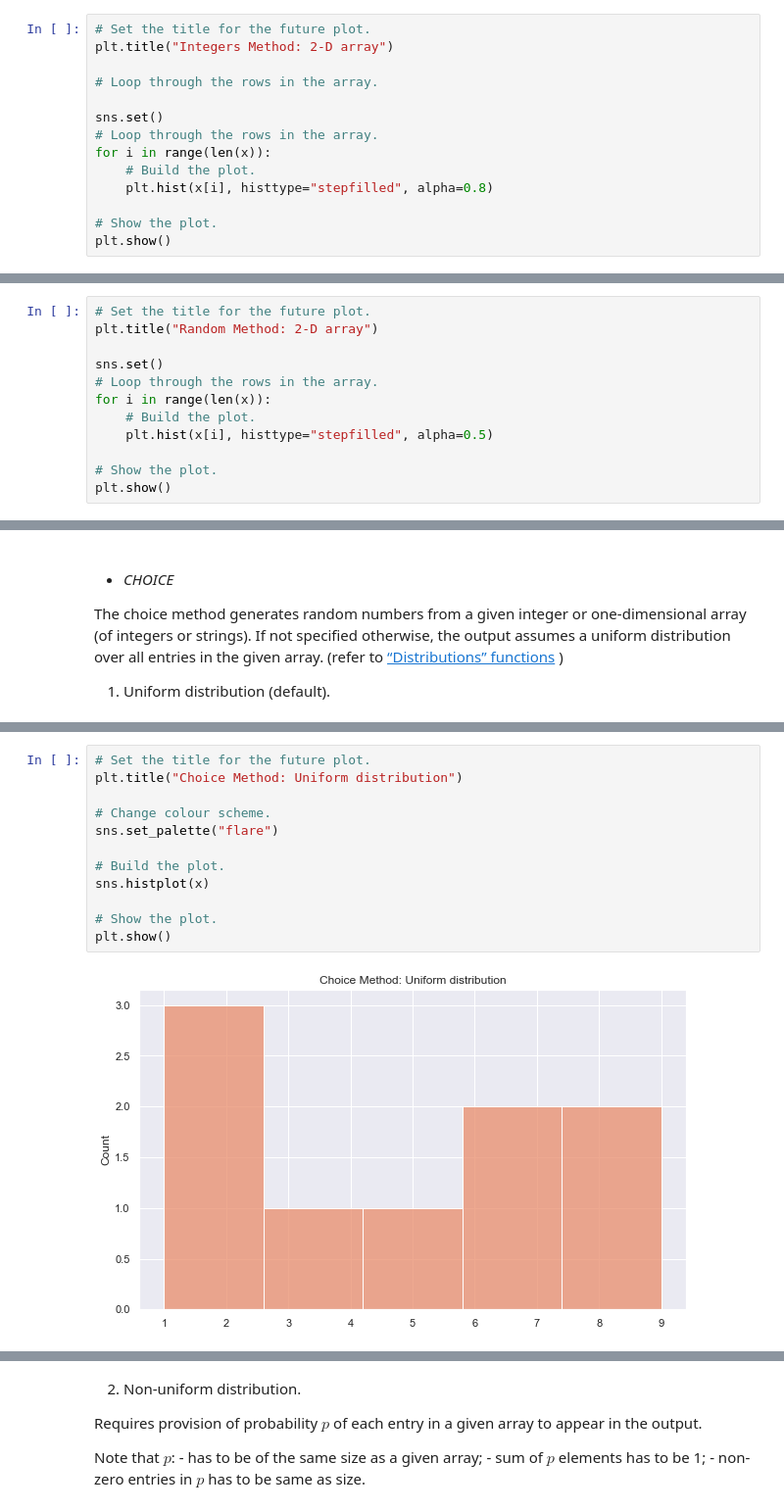
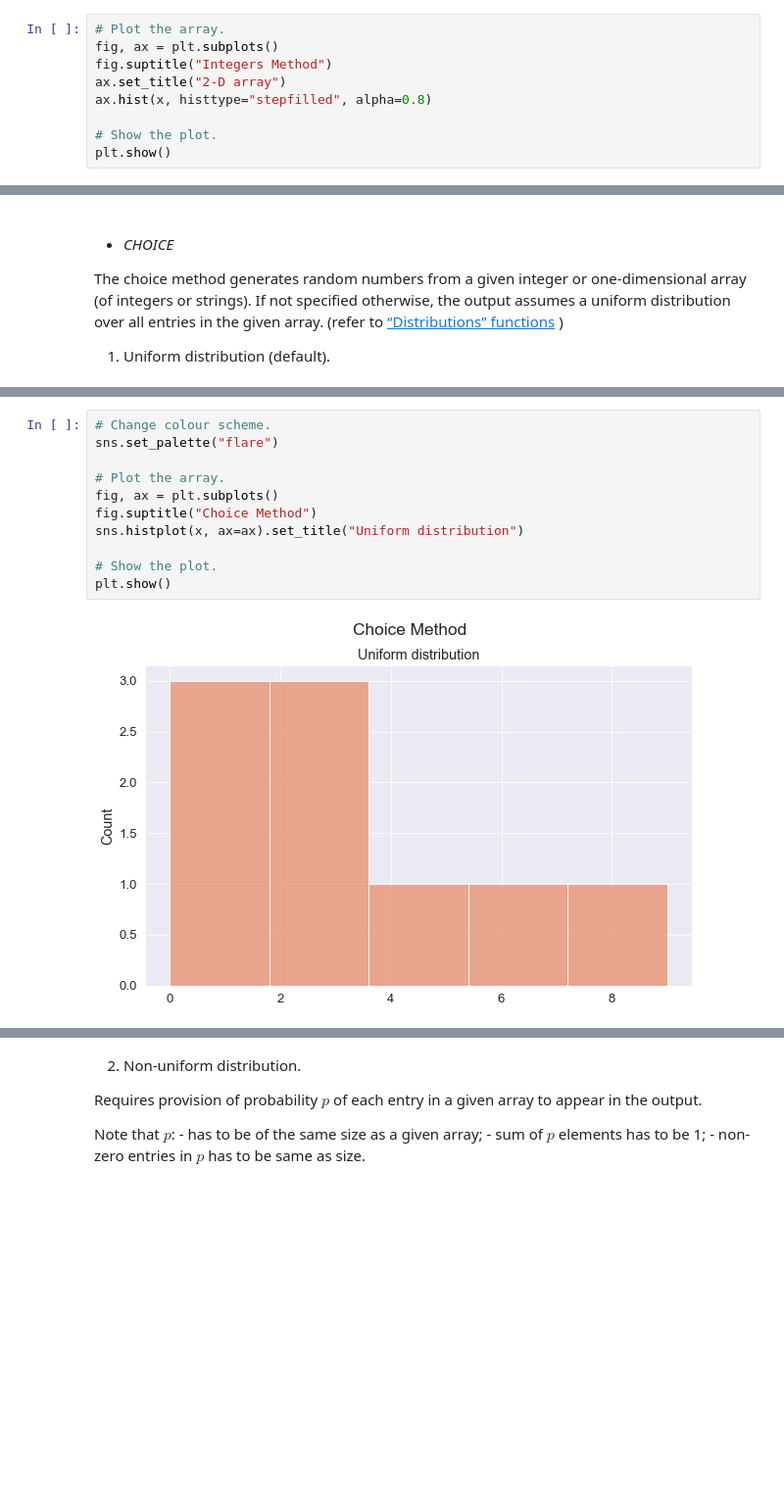
Before and after one commit to olgarozhdestvina/numpy.random, a Jupyter notebook: Numpy.random.ipynb, the cells around one changed output, grey strips where cells are left out. Shown: that part at 98% size. Cells and saved outputs as stored; diff of their text form; blank space fills up the shorter version.

```diff
--- a/Numpy.random.ipynb
+++ b/Numpy.random.ipynb
@@ -136,14 +135,9 @@ array([[ 2, 14, 54, 45, 19, 41, 69],
 # %%
-# Set the title for the future plot.
-plt.title("Integers Method: 2-D array")
-
-# Loop through the rows in the array.
-
-sns.set()
-# Loop through the rows in the array.
-for i in range(len(x)):
-    # Build the plot.
-    plt.hist(x[i], histtype="stepfilled", alpha=0.8)
+# Plot the array.
+fig, ax = plt.subplots()
+fig.suptitle("Integers Method")
+ax.set_title("2-D array")
+ax.hist(x, histtype="stepfilled", alpha=0.8)
 
 # Show the plot.
 plt.show()
@@ -224,12 +216,0 @@ array([[-42.47802396, -19.06089109, -66.38578448, -91.06652746,
-# %%
-# Set the title for the future plot.
-plt.title("Random Method: 2-D array")
-
-sns.set()
-# Loop through the rows in the array.
-for i in range(len(x)):
-    # Build the plot.
-    plt.hist(x[i], histtype="stepfilled", alpha=0.5)
-
-# Show the plot.
-plt.show()
@@ -254,17 +244,16 @@ array([1, 5, 9, 6, 4, 6, 2, 1, 8], dtype=int64)
 # %%
-# Set the title for the future plot.
-plt.title("Choice Method: Uniform distribution")
-
 # Change colour scheme.
 sns.set_palette("flare")
 
-# Build the plot.
-sns.histplot(x)
+# Plot the array.
+fig, ax = plt.subplots()
+fig.suptitle("Choice Method")
+sns.histplot(x, ax=ax).set_title("Uniform distribution")
 
 # Show the plot.
 plt.show()
 # %% [output]
-[figure, old version]
+[figure, new version]
 # %%
 # Generate 9 UNIQUE random numbers from np.arange(10):
 x = rng.choice(10, 9, replace=False)
```
Also changed, not shown: parts of 56 cells of this notebook.
